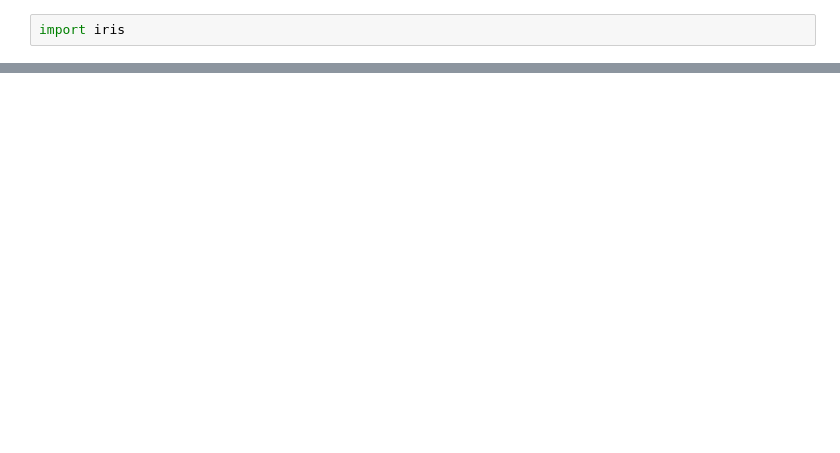
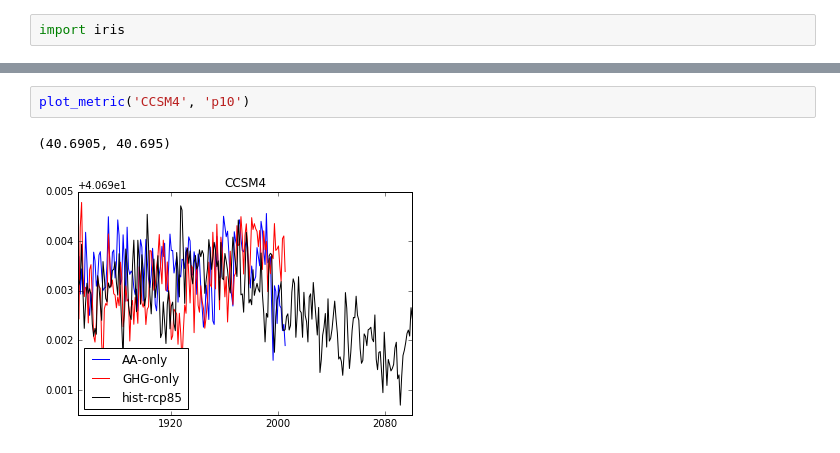
Before and after one commit to DamienIrving/ocean-analysis, a Jupyter notebook: development/volume_area_fractions.ipynb, the cells around one changed output, grey strips where cells are left out. Cells and saved outputs as stored; diff of their text form; blank space fills up the shorter version.

```diff
--- a/development/volume_area_fractions.ipynb
+++ b/development/volume_area_fractions.ipynb
@@ -53,0 +88,5 @@ def hemispheric_comparison(variable, model):
+# %%
+plot_metric('CCSM4', 'p10')
+# %% [output]
+(40.6905, 40.695)
+[figure, added]
```
Also changed, not shown: parts of 20 cells of this notebook.
